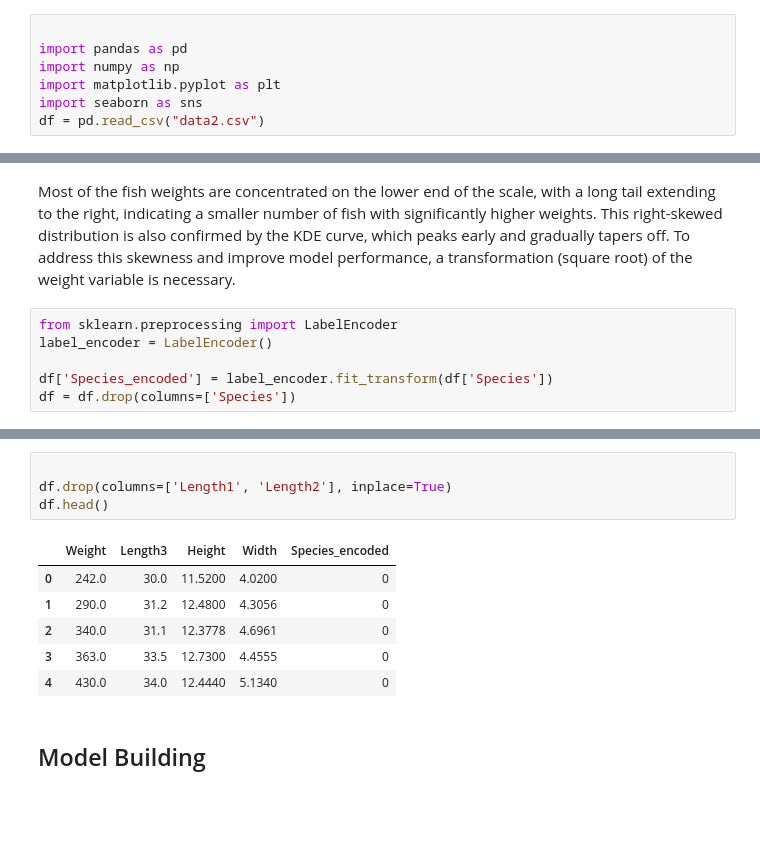
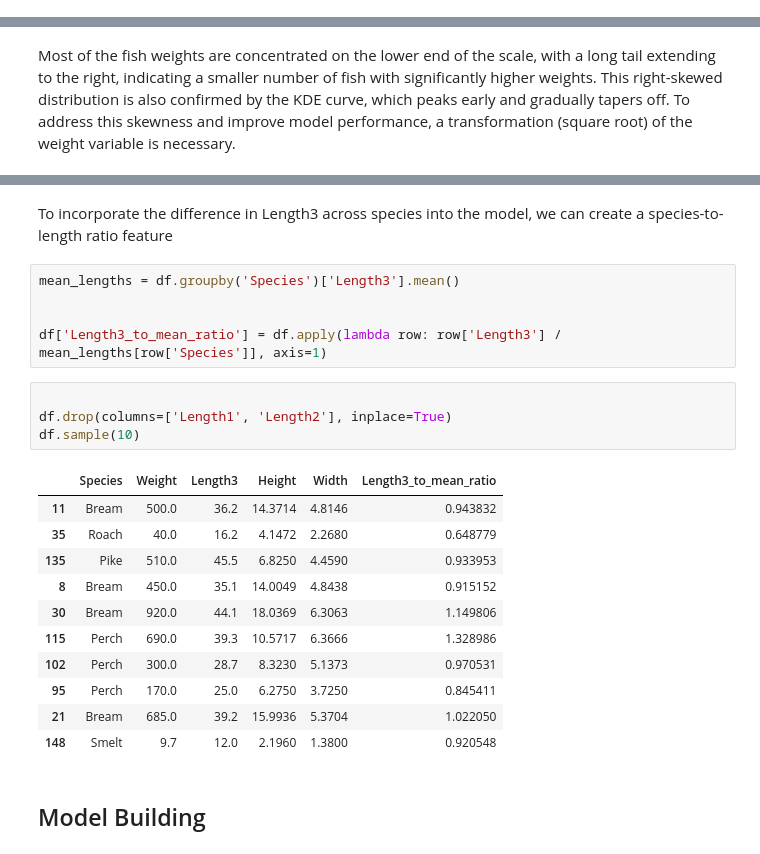
Before and after one commit to ibtissem101/DSC-Challenge, a Jupyter notebook: challenge.ipynb, the cells around one changed output, grey strips where cells are left out. Drawn from its saved outputs; the diff is of its cells as text; blank space fills up the shorter version.

Commit message:
weight prediction done

```diff
--- a/challenge.ipynb
+++ b/challenge.ipynb
@@ -32,12 +32,5 @@ df.sample(10)
 # %% [markdown]
 ## Exploratory Data Analysis (EDA)
-# %%
-
-import pandas as pd
-import numpy as np
-import matplotlib.pyplot as plt
-import seaborn as sns
-df = pd.read_csv("data2.csv")
 # %% [markdown]
 ## First impression plots
 # %%
@@ -126,9 +119,3 @@ plt.show()
 [figure]
 # %% [markdown]
 Most of the fish weights are concentrated on the lower end of the scale, with a long tail extending to the right, indicating a smaller number of fish with significantly higher weights. This right-skewed distribution is also confirmed by the KDE curve, which peaks early and gradually tapers off. To address this skewness and improve model performance, a transformation (square root) of the weight variable is necessary.
-# %%
-from sklearn.preprocessing import LabelEncoder
-label_encoder = LabelEncoder()
-
-df['Species_encoded'] = label_encoder.fit_transform(df['Species'])
-df = df.drop(columns=['Species'])
@@ -135,14 +141,26 @@ df = df.drop(columns=['Species'])
+# %% [markdown]
+To incorporate the difference in Length3 across species into the model, we can create a species-to-length ratio feature
+# %%
+mean_lengths = df.groupby('Species')['Length3'].mean()
+
+
+df['Length3_to_mean_ratio'] = df.apply(lambda row: row['Length3'] / mean_lengths[row['Species']], axis=1)
 # %%
 
 df.drop(columns=['Length1', 'Length2'], inplace=True)
-df.head()
+df.sample(10)
 # %% [output]
-|  | Weight | Length3 | Height | Width | Species_encoded |
-| 0 | 242.0 | 30.0 | 11.5200 | 4.0200 | 0 |
-| 1 | 290.0 | 31.2 | 12.4800 | 4.3056 | 0 |
-| 2 | 340.0 | 31.1 | 12.3778 | 4.6961 | 0 |
-| 3 | 363.0 | 33.5 | 12.7300 | 4.4555 | 0 |
-| 4 | 430.0 | 34.0 | 12.4440 | 5.1340 | 0 |
+|  | Species | Weight | Length3 | Height | Width | Length3_to_mean_ratio |
+| 11 | Bream | 500.0 | 36.2 | 14.3714 | 4.8146 | 0.943832 |
+| 35 | Roach | 40.0 | 16.2 | 4.1472 | 2.2680 | 0.648779 |
+| 135 | Pike | 510.0 | 45.5 | 6.8250 | 4.4590 | 0.933953 |
+| 8 | Bream | 450.0 | 35.1 | 14.0049 | 4.8438 | 0.915152 |
+| 30 | Bream | 920.0 | 44.1 | 18.0369 | 6.3063 | 1.149806 |
+| 115 | Perch | 690.0 | 39.3 | 10.5717 | 6.3666 | 1.328986 |
+| 102 | Perch | 300.0 | 28.7 | 8.3230 | 5.1373 | 0.970531 |
+| 95 | Perch | 170.0 | 25.0 | 6.2750 | 3.7250 | 0.845411 |
+| 21 | Bream | 685.0 | 39.2 | 15.9936 | 5.3704 | 1.022050 |
+| 148 | Smelt | 9.7 | 12.0 | 2.1960 | 1.3800 | 0.920548 |
 # %% [markdown]
 ## Model Building
 # %%
```
Also changed, not shown: parts of 4 cells of this notebook.
